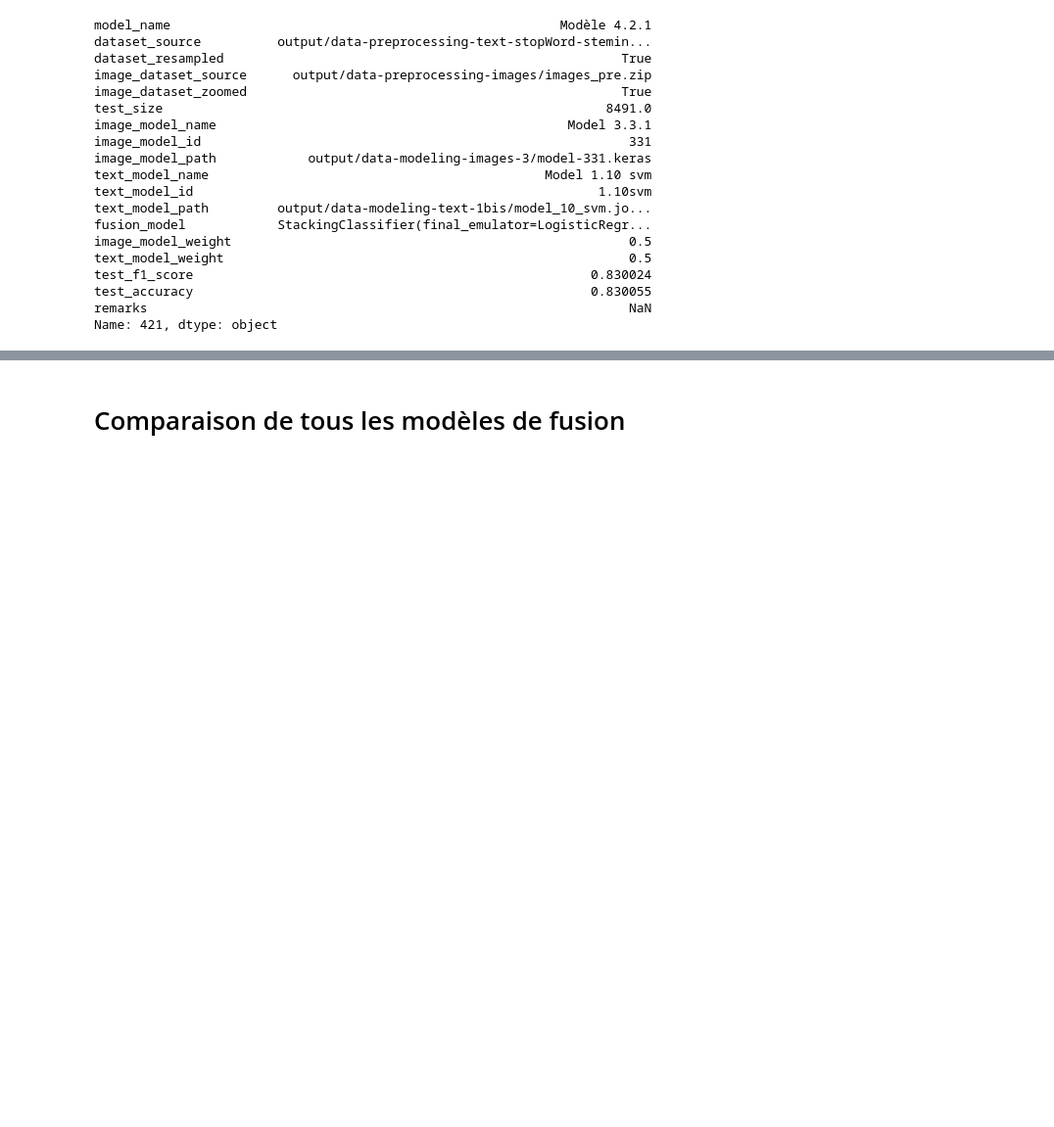
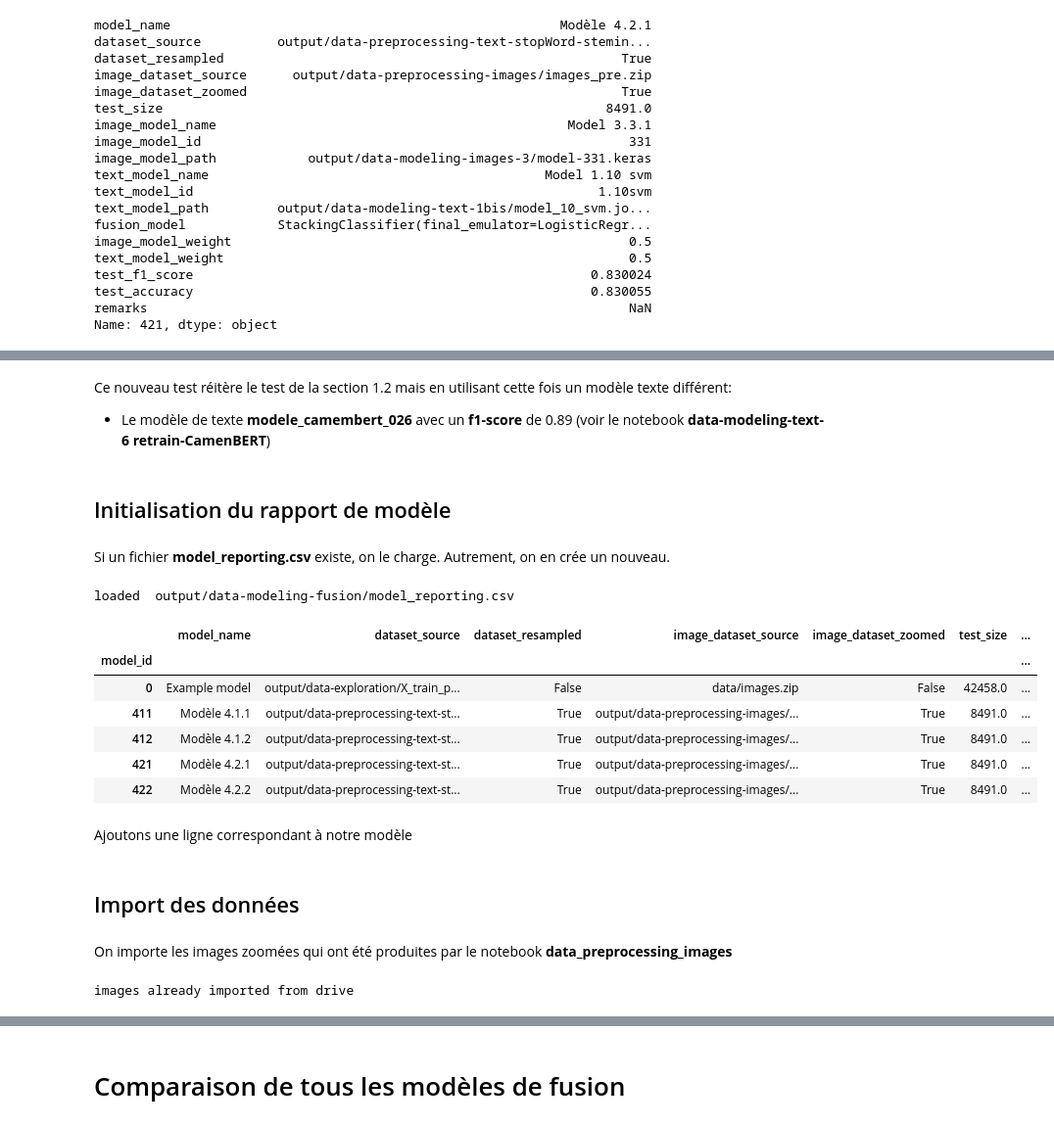
Before and after one commit to DataScientest-Studio/nov23_bds_rakuten, a Jupyter notebook: notebooks/data-modeling-fusion.ipynb, the cells around one changed output, grey strips where cells are left out. Shown at 98% size. Saved outputs shown, nothing was run; the diff lists cells and outputs as text; code cells hidden in the pictures; blank space fills up the shorter version.

```diff
--- a/notebooks/data-modeling-fusion.ipynb
+++ b/notebooks/data-modeling-fusion.ipynb
@@ -1122,0 +1159,3 @@ Name: 421, dtype: object
+# %% [markdown]
+Ce nouveau test réitère le test de la section 1.2 mais en utilisant cette fois un modèle texte différent:
+- Le modèle de texte **modele_camembert_026** avec un **f1-score** de 0.89 (voir le notebook **data-modeling-text-6 retrain-CamenBERT**)
@@ -1122,0 +1164,26 @@ Name: 421, dtype: object
+# %% [markdown]
+## Initialisation du rapport de modèle
+# %% [markdown]
+Si un fichier **model_reporting.csv** existe, on le charge. Autrement, on en crée un nouveau.
+# %%
+Path(output_dir).mkdir(parents=True, exist_ok=True)
+try:
+  reporting_df = load_reporting_df()
+  print("loaded ",output_dir+"/model_reporting.csv")
+except FileNotFoundError:
+  reporting_df = create_reporting_df()
+  print(output_dir+"/model_reporting.csv","not found. creating one")
+# %% [output]
+loaded  output/data-modeling-fusion/model_reporting.csv
+# %%
+reporting_df.head()
+# %% [output]
+|  | model_name | dataset_source | dataset_resampled | image_dataset_source | image_dataset_zoomed | test_size | ... |
+| model_id |  |  |  |  |  |  | ... |
+| 0 | Example model | output/data-exploration/X_train_p... | False | data/images.zip | False | 42458.0 | ... |
+| 411 | Modèle 4.1.1 | output/data-preprocessing-text-st... | True | output/data-preprocessing-images/... | True | 8491.0 | ... |
+| 412 | Modèle 4.1.2 | output/data-preprocessing-text-st... | True | output/data-preprocessing-images/... | True | 8491.0 | ... |
+| 421 | Modèle 4.2.1 | output/data-preprocessing-text-st... | True | output/data-preprocessing-images/... | True | 8491.0 | ... |
+| 422 | Modèle 4.2.2 | output/data-preprocessing-text-st... | True | output/data-preprocessing-images/... | True | 8491.0 | ... |
+# %% [markdown]
+Ajoutons une ligne correspondant à notre modèle
@@ -1122,0 +1192,8 @@ Name: 421, dtype: object
+# %% [markdown]
+## Import des données
+# %% [markdown]
+On importe les images zoomées qui ont été produites par le notebook **data_preprocessing_images**
+# %%
+image_path = import_images("output/data-preprocessing-images/images_pre.zip","/tmp/rakuten-images-2")
+# %% [output]
+images already imported from drive
```
Also changed, not shown: parts of 57 cells of this notebook.
